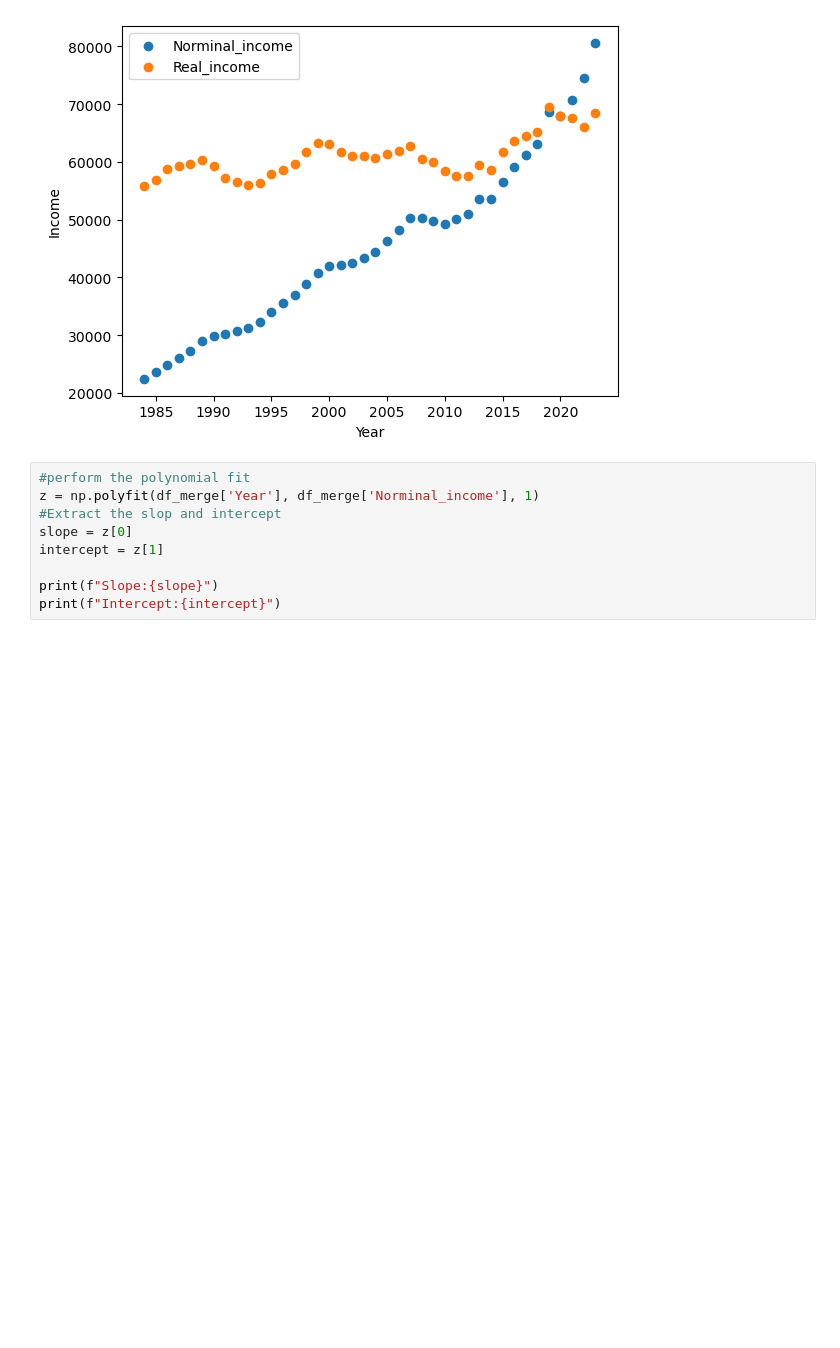
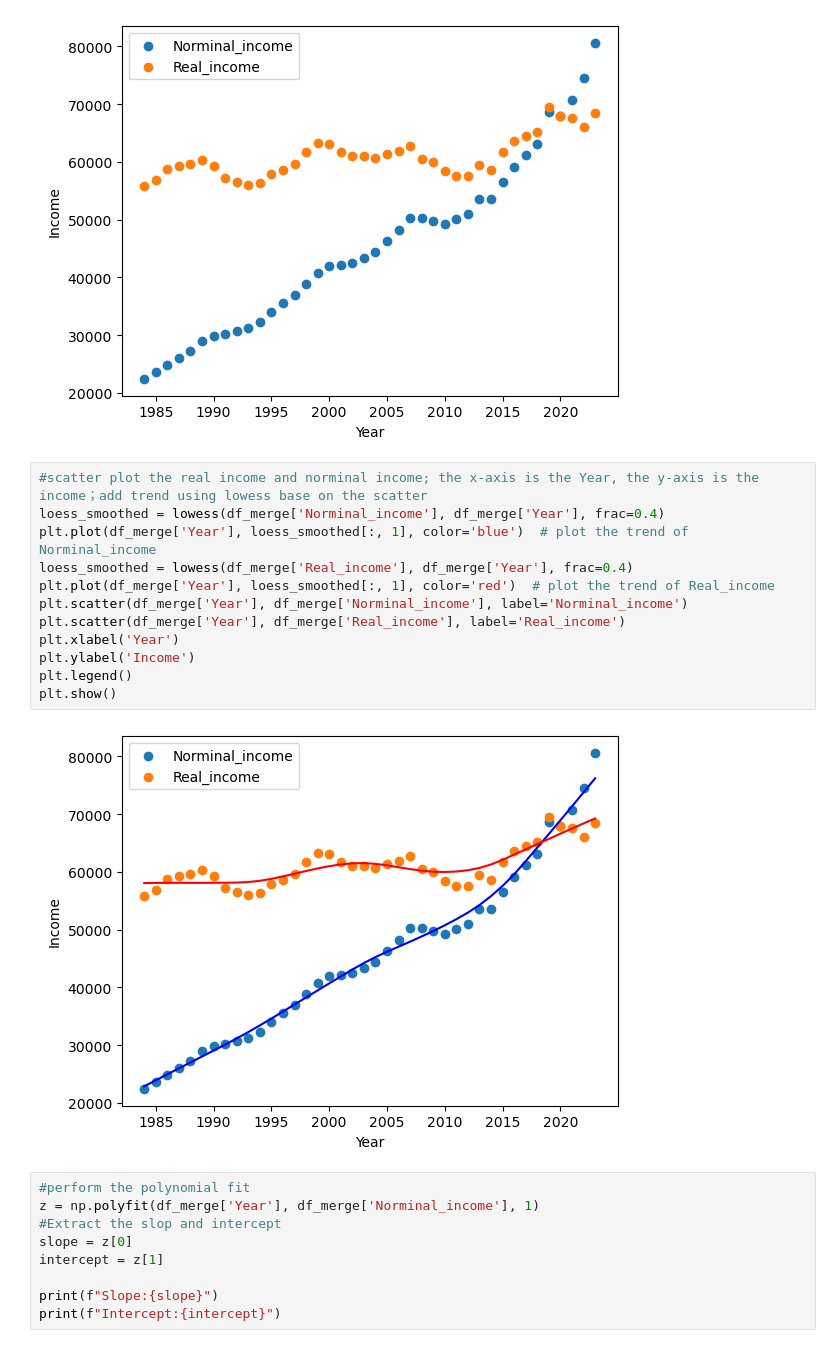
Before and after one commit to HanchengLyu/AAE625_25, a Jupyter notebook: HW2_Part I/HousehodlRealIncome.ipynb, the cells around one changed output. Cells and saved outputs as stored; diff of their text form; blank space fills up the shorter version.

Commit message:
add trend line for income-year

```diff
--- a/HW2_Part I/HousehodlRealIncome.ipynb
+++ b/HW2_Part I/HousehodlRealIncome.ipynb
@@ -108,6 +108,20 @@ plt.legend()
 plt.show()
 # %% [output]
 [figure]
+# %%
+#scatter plot the real income and norminal income; the x-axis is the Year, the y-axis is the income；add trend using lowess base on the scatter
+loess_smoothed = lowess(df_merge['Norminal_income'], df_merge['Year'], frac=0.4)
+plt.plot(df_merge['Year'], loess_smoothed[:, 1], color='blue')  # plot the trend of Norminal_income
+loess_smoothed = lowess(df_merge['Real_income'], df_merge['Year'], frac=0.4)
+plt.plot(df_merge['Year'], loess_smoothed[:, 1], color='red')  # plot the trend of Real_income
+plt.scatter(df_merge['Year'], df_merge['Norminal_income'], label='Norminal_income')
+plt.scatter(df_merge['Year'], df_merge['Real_income'], label='Real_income')
+plt.xlabel('Year')
+plt.ylabel('Income')
+plt.legend()
+plt.show()
+# %% [output]
+[figure, added]
 # %%
 #perform the polynomial fit
 z = np.polyfit(df_merge['Year'], df_merge['Norminal_income'], 1)
```
